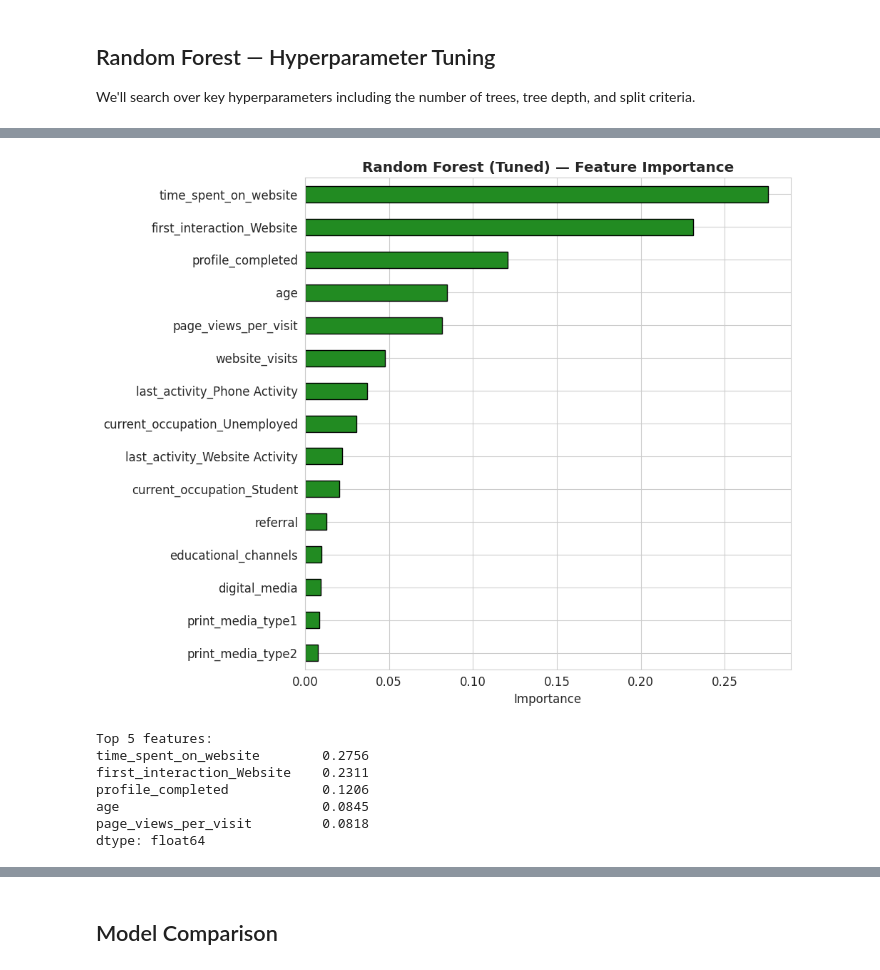
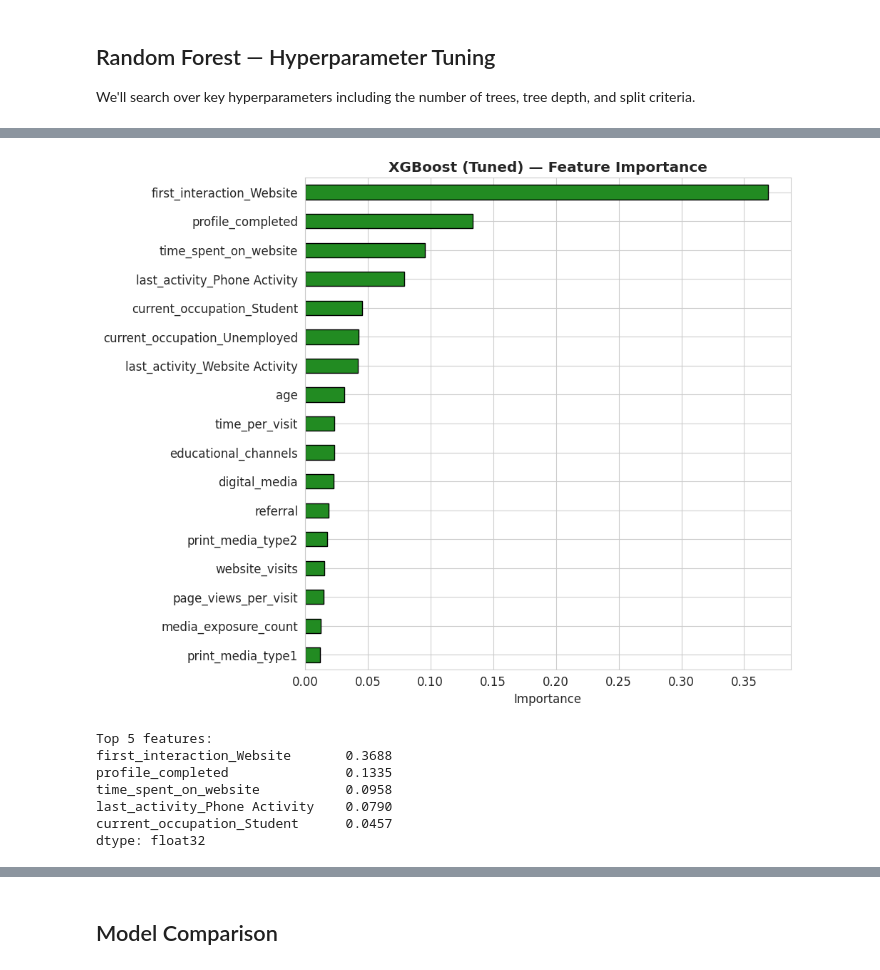
Before and after one commit to rikkisnah/data-science, a Jupyter notebook: projects/mit/potential-customer-prediction/notebooks/potential-customers-prediction.ipynb, the cells around one changed output, grey strips where cells are left out. Drawn from its saved outputs; the diff is of its cells as text; code cells hidden in the pictures.

```diff
--- a/projects/mit/potential-customer-prediction/notebooks/potential-customers-prediction.ipynb
+++ b/projects/mit/potential-customer-prediction/notebooks/potential-customers-prediction.ipynb
@@ -870,11 +1055,17 @@ dtype: float64
 
 Random Forest is an ensemble of Decision Trees. It typically reduces overfitting and improves performance through bagging and feature randomization.
 # %%
-# Baseline Random Forest
-rf_base = RandomForestClassifier(random_state=42, n_jobs=-1)
+# Baseline ensemble model (auto GPU if available)
+rf_base = make_ensemble_estimator(random_state=42)
 rf_base.fit(X_train, y_train)
 
-print('Baseline Random Forest trained.')
-rf_base_metrics = evaluate_model(rf_base, X_train, X_test, y_train, y_test,
-                                  'Random Forest (Baseline)')
+print(f'Baseline {ENSEMBLE_MODEL_NAME} trained on {ENSEMBLE_DEVICE}.')
+rf_base_metrics = evaluate_model(
+    rf_base,
+    X_train,
+    X_test,
+    y_train,
+    y_test,
+    f'{ENSEMBLE_MODEL_NAME} (Baseline)'
+)
 # %% [output]
@@ -908,25 +1099,24 @@ Not Converted       0.88      0.91      0.89       971
 
 We'll search over key hyperparameters including the number of trees, tree depth, and split criteria.
 # %%
-# Hyperparameter grid for Random Forest
-rf_param_grid = {
-    'n_estimators': [100, 200, 300],
-    'max_depth': [5, 10, 15, None],
-    'min_samples_split': [2, 5, 10],
-    'min_samples_leaf': [1, 5, 10],
-    'max_features': ['sqrt', 'log2']
-}
+# Hyperparameter tuning for selected ensemble backend
+rf_param_grid = make_ensemble_param_grid()
+rf_grid_n_jobs = 1 if USE_GPU else -1  # avoid spawning many GPU jobs in parallel
 
 rf_grid = GridSearchCV(
-    RandomForestClassifier(random_state=42, n_jobs=-1),
+    make_ensemble_estimator(random_state=42),
     rf_param_grid,
     cv=5,
     scoring='f1',
-    n_jobs=-1,
+    n_jobs=rf_grid_n_jobs,
     verbose=0
 )
 
-# This might take a minute — grab a snack, Dada Loves RekhaRoy, and we love patience!
+total_combinations = int(np.prod([len(v) for v in rf_param_grid.values()]))
+print(
+    f'Tuning {ENSEMBLE_MODEL_NAME} on {ENSEMBLE_DEVICE} '
+    f'({total_combinations} combinations, cv=5)...'
+)
 rf_grid.fit(X_train, y_train)
 
 print(f'Best parameters: {rf_grid.best_params_}')
@@ -960,26 +1157,26 @@ Not Converted       0.88      0.92      0.90       971
 # %%
-# Feature importance — Random Forest
+# Feature importance — selected ensemble model
 rf_importances = pd.Series(rf_tuned.feature_importances_, index=X_train.columns)
 rf_importances = rf_importances.sort_values(ascending=True)
 
 plt.figure(figsize=(10, 8))
 rf_importances.plot(kind='barh', color='forestgreen', edgecolor='black')
-plt.title('Random Forest (Tuned) — Feature Importance', fontweight='bold')
+plt.title(f'{ENSEMBLE_MODEL_NAME} (Tuned) — Feature Importance', fontweight='bold')
 plt.xlabel('Importance')
 plt.tight_layout()
 plt.show()
 
 print('\nTop 5 features:')
 print(rf_importances.tail(5).iloc[::-1].round(4))
 # %% [output]
-[figure, old version]
+[figure, new version]
 Top 5 features:
-time_spent_on_website        0.2756
-first_interaction_Website    0.2311
-profile_completed            0.1206
-age                          0.0845
-page_views_per_visit         0.0818
-dtype: float64
+first_interaction_Website       0.3688
+profile_completed               0.1335
+time_spent_on_website           0.0958
+last_activity_Phone Activity    0.0790
+current_occupation_Student      0.0457
+dtype: float32
 # %% [markdown]
 **Observation — Tuned Random Forest:**
 
```
Also changed, not shown: parts of 30 cells of this notebook, 6 other files.
